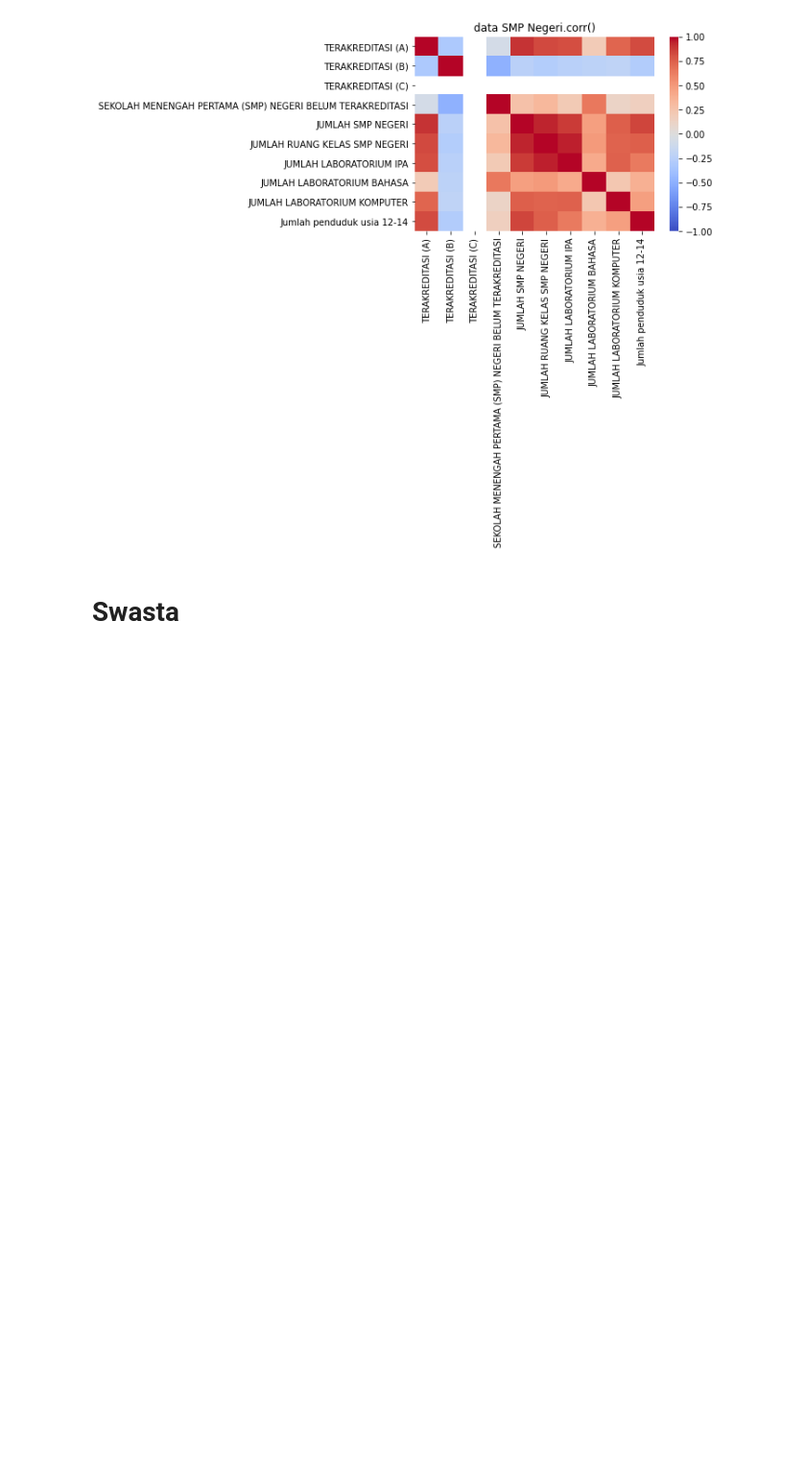
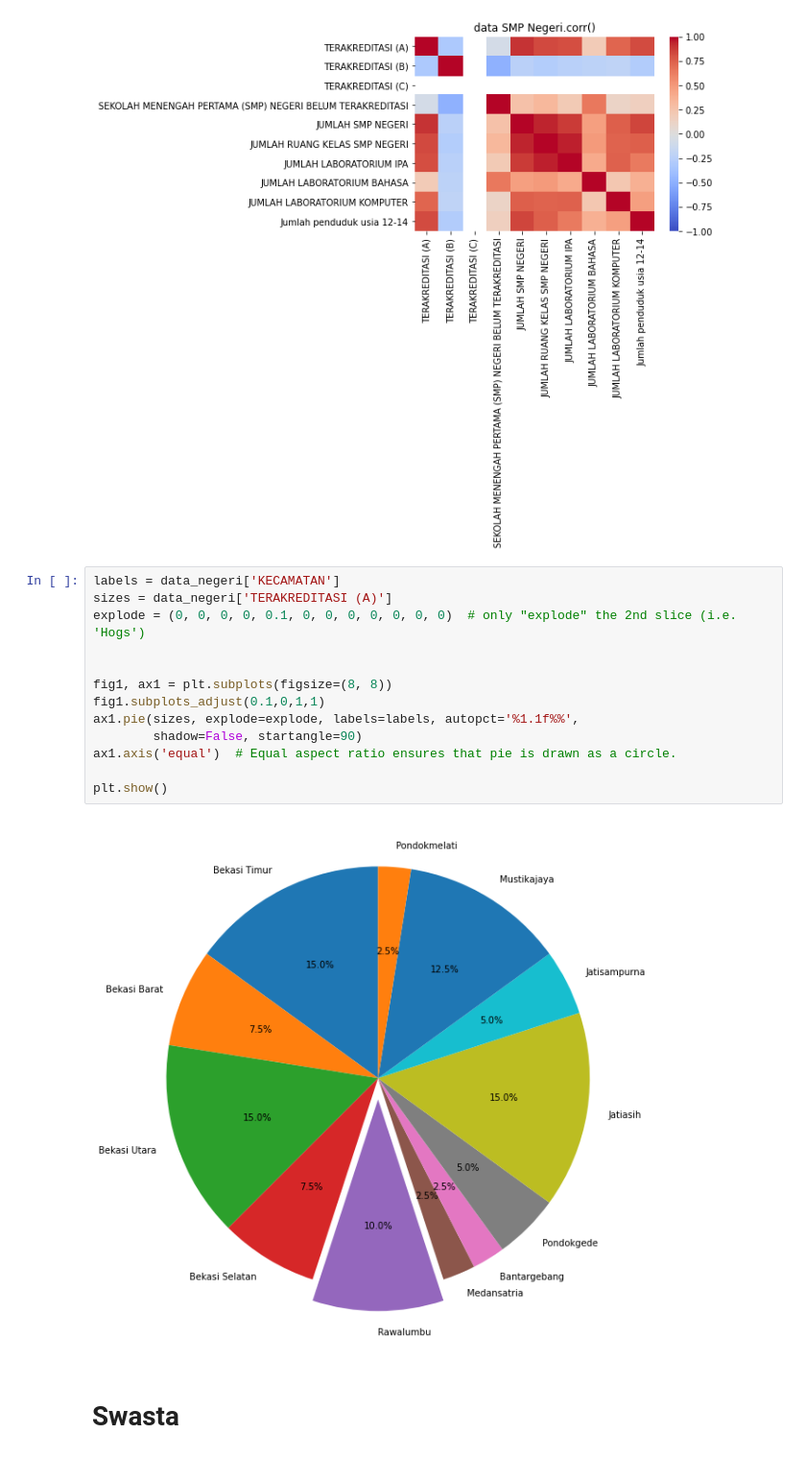
Before and after one commit to syahruaru/Visualization-data-pendidikan-bekasi, a Jupyter notebook: Bekasi Education Visualization SMP.ipynb, the cells around one changed output. Shown: that part at 96% size. Cells and saved outputs as stored; diff of their text form; blank space fills up the shorter version.

```diff
--- a/Bekasi Education Visualization SMP.ipynb
+++ b/Bekasi Education Visualization SMP.ipynb
@@ -321,6 +321,21 @@ plt.title("data SMP Negeri.corr()")
 # %% [output]
 Text(0.5, 1.0, 'data SMP Negeri.corr()')
 [figure]
+# %%
+labels = data_negeri['KECAMATAN']
+sizes = data_negeri['TERAKREDITASI (A)']
+explode = (0, 0, 0, 0, 0.1, 0, 0, 0, 0, 0, 0, 0)  # only "explode" the 2nd slice (i.e. 'Hogs')
+
+
+fig1, ax1 = plt.subplots(figsize=(8, 8))
+fig1.subplots_adjust(0.1,0,1,1)
+ax1.pie(sizes, explode=explode, labels=labels, autopct='%1.1f%%',
+        shadow=False, startangle=90)
+ax1.axis('equal')  # Equal aspect ratio ensures that pie is drawn as a circle.
+
+plt.show()
+# %% [output]
+[figure, added]
 # %% [markdown]
 # Swasta
 # %%
```
